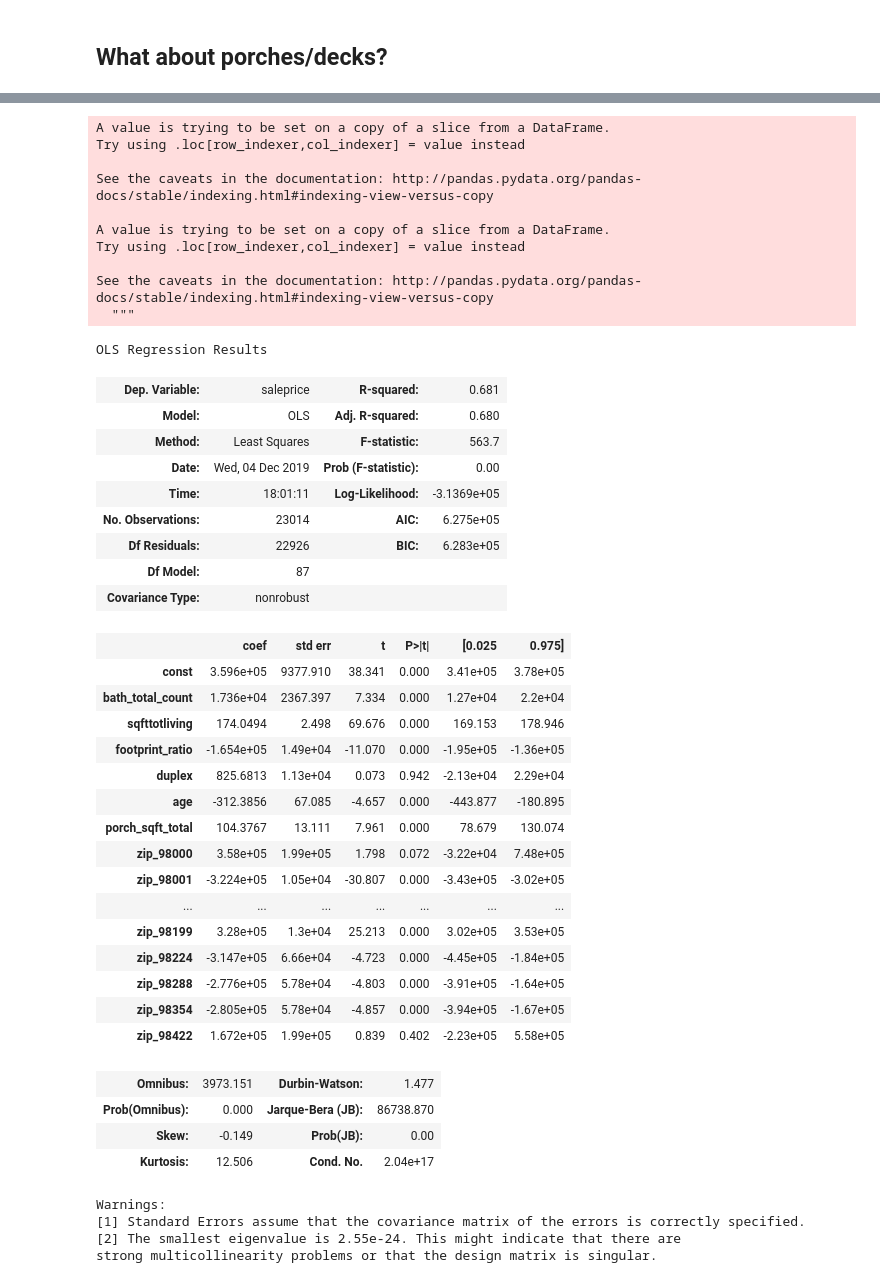
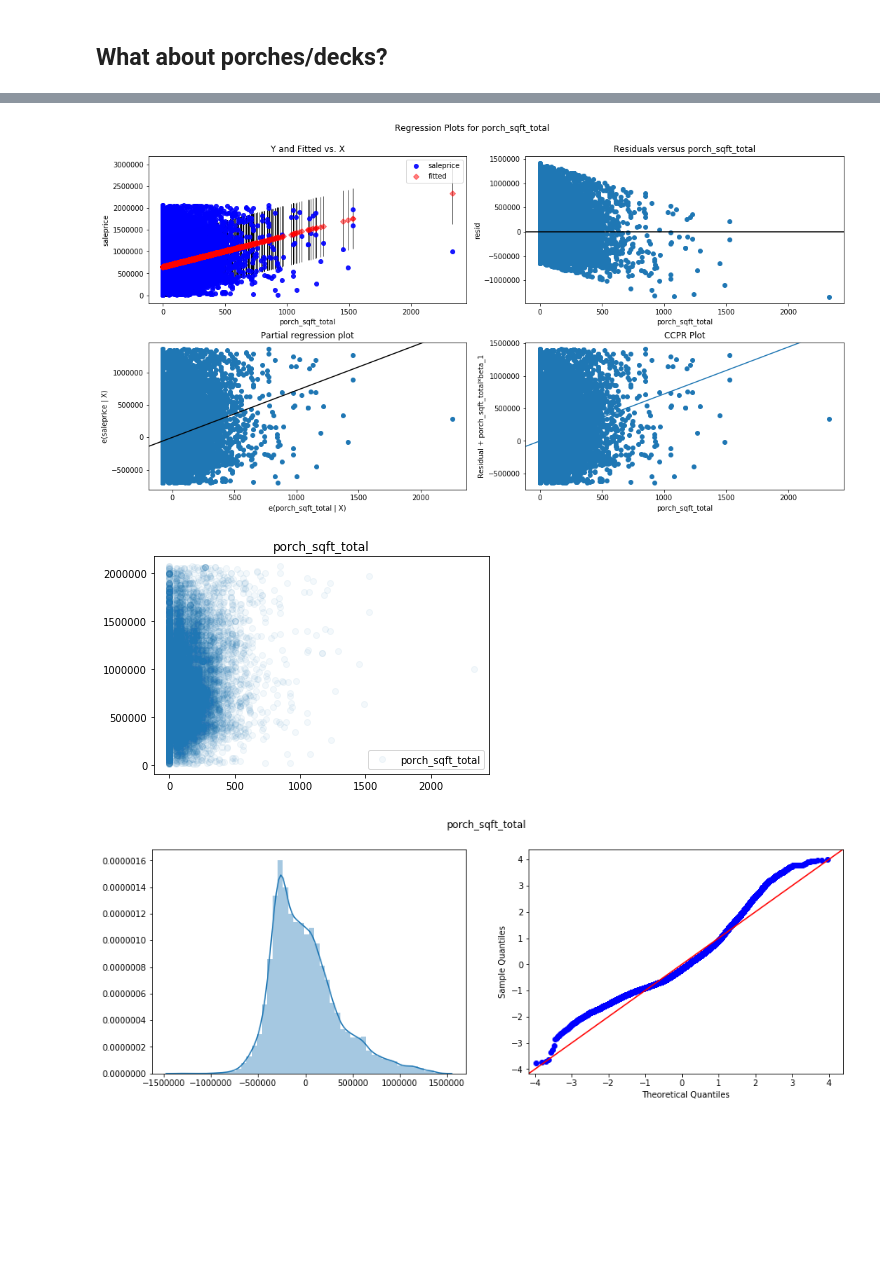
Before and after one commit to aabrahamson3/king-county-housing, a Jupyter notebook: bb_jn.ipynb, the cells around one changed output, grey strips where cells are left out. Saved outputs shown, nothing was run; the diff lists cells and outputs as text; code cells hidden in the pictures; blank space fills up the shorter version.

```diff
--- a/bb_jn.ipynb
+++ b/bb_jn.ipynb
@@ -510,21 +460 @@ Warnings:
 strong multicollinearity or other numerical problems.
-# %%
-dropped_rows = x[x['zipcode'].str.contains ('98')]
-dropped_rows['zipcode'] = dropped_rows['zipcode'].map(lambda x: x[0:5])
-
-
-dropped_rows['zipcode'] = pd.Categorical(dropped_rows['zipcode'])
-df_zip = pd.get_dummies(dropped_rows['zipcode'], prefix = 'zip')
-
-df_with_zip_cols = dropped_rows.join(df_zip, how = 'inner')
-# %% [output]
-A value is trying to be set on a copy of a slice from a DataFrame.
-Try using .loc[row_indexer,col_indexer] = value instead
-
-See the caveats in the documentation: http://pandas.pydata.org/pandas-docs/stable/indexing.html#indexing-view-versus-copy
-
-A value is trying to be set on a copy of a slice from a DataFrame.
-Try using .loc[row_indexer,col_indexer] = value instead
-
-See the caveats in the documentation: http://pandas.pydata.org/pandas-docs/stable/indexing.html#indexing-view-versus-copy
-  """
@@ -548,37 +461,9 @@ list_of_feat.extend(df_zip.columns)
-# %%
-make_housing_model(list_of_feat,df_with_zip_cols,df_with_zip_cols['saleprice'])
-# %% [output]
-OLS Regression Results
-| Dep. Variable: | saleprice | R-squared: | 0.681 |
-| Model: | OLS | Adj. R-squared: | 0.680 |
-| Method: | Least Squares | F-statistic: | 563.7 |
-| Date: | Wed, 04 Dec 2019 | Prob (F-statistic): | 0.00 |
-| Time: | 18:01:11 | Log-Likelihood: | -3.1369e+05 |
-| No. Observations: | 23014 | AIC: | 6.275e+05 |
-| Df Residuals: | 22926 | BIC: | 6.283e+05 |
-| Df Model: | 87 |  |  |
-| Covariance Type: | nonrobust |  |  |
-|  | coef | std err | t | P>|t| | [0.025 | 0.975] |
-| const | 3.596e+05 | 9377.910 | 38.341 | 0.000 | 3.41e+05 | 3.78e+05 |
-| bath_total_count | 1.736e+04 | 2367.397 | 7.334 | 0.000 | 1.27e+04 | 2.2e+04 |
-| sqfttotliving | 174.0494 | 2.498 | 69.676 | 0.000 | 169.153 | 178.946 |
-| footprint_ratio | -1.654e+05 | 1.49e+04 | -11.070 | 0.000 | -1.95e+05 | -1.36e+05 |
-| duplex | 825.6813 | 1.13e+04 | 0.073 | 0.942 | -2.13e+04 | 2.29e+04 |
-| age | -312.3856 | 67.085 | -4.657 | 0.000 | -443.877 | -180.895 |
-| porch_sqft_total | 104.3767 | 13.111 | 7.961 | 0.000 | 78.679 | 130.074 |
-| zip_98000 | 3.58e+05 | 1.99e+05 | 1.798 | 0.072 | -3.22e+04 | 7.48e+05 |
-| zip_98001 | -3.224e+05 | 1.05e+04 | -30.807 | 0.000 | -3.43e+05 | -3.02e+05 |
-| ... | ... | ... | ... | ... | ... | ... |
-| zip_98199 | 3.28e+05 | 1.3e+04 | 25.213 | 0.000 | 3.02e+05 | 3.53e+05 |
-| zip_98224 | -3.147e+05 | 6.66e+04 | -4.723 | 0.000 | -4.45e+05 | -1.84e+05 |
-| zip_98288 | -2.776e+05 | 5.78e+04 | -4.803 | 0.000 | -3.91e+05 | -1.64e+05 |
-| zip_98354 | -2.805e+05 | 5.78e+04 | -4.857 | 0.000 | -3.94e+05 | -1.67e+05 |
-| zip_98422 | 1.672e+05 | 1.99e+05 | 0.839 | 0.402 | -2.23e+05 | 5.58e+05 |
-| Omnibus: | 3973.151 | Durbin-Watson: | 1.477 |
-| Prob(Omnibus): | 0.000 | Jarque-Bera (JB): | 86738.870 |
-| Skew: | -0.149 | Prob(JB): | 0.00 |
-| Kurtosis: | 12.506 | Cond. No. | 2.04e+17 |
-Warnings:
-[1] Standard Errors assume that the covariance matrix of the errors is correctly specified.
-[2] The smallest eigenvalue is 2.55e-24. This might indicate that there are
-strong multicollinearity problems or that the design matrix is singular.
+# %%
+#the porch area feature seems to add a slight boost to our R^2 value, lets test its assumptions:
+check_feature_heteros(['porch_sqft_total'],x,y)
+check_feature_linearity(['porch_sqft_total'],x,y)
+check_feature_resid_dist(['porch_sqft_total'],x,y)
+# %% [output]
+[figure, added]
+[figure, added]
+[figure, added]
```
Also changed, not shown: parts of 25 cells of this notebook.
